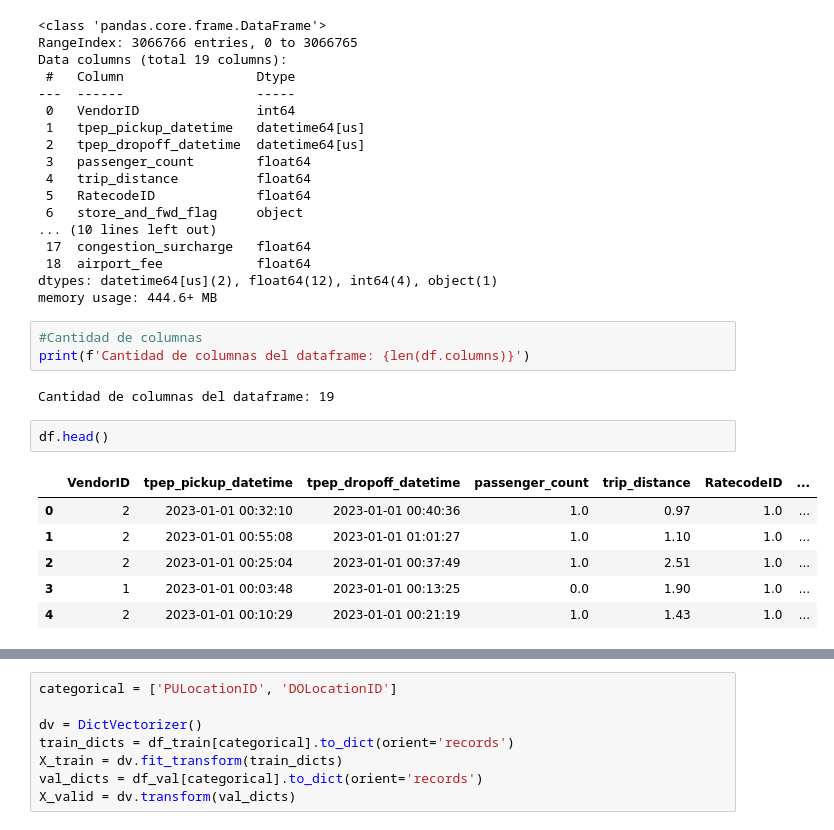
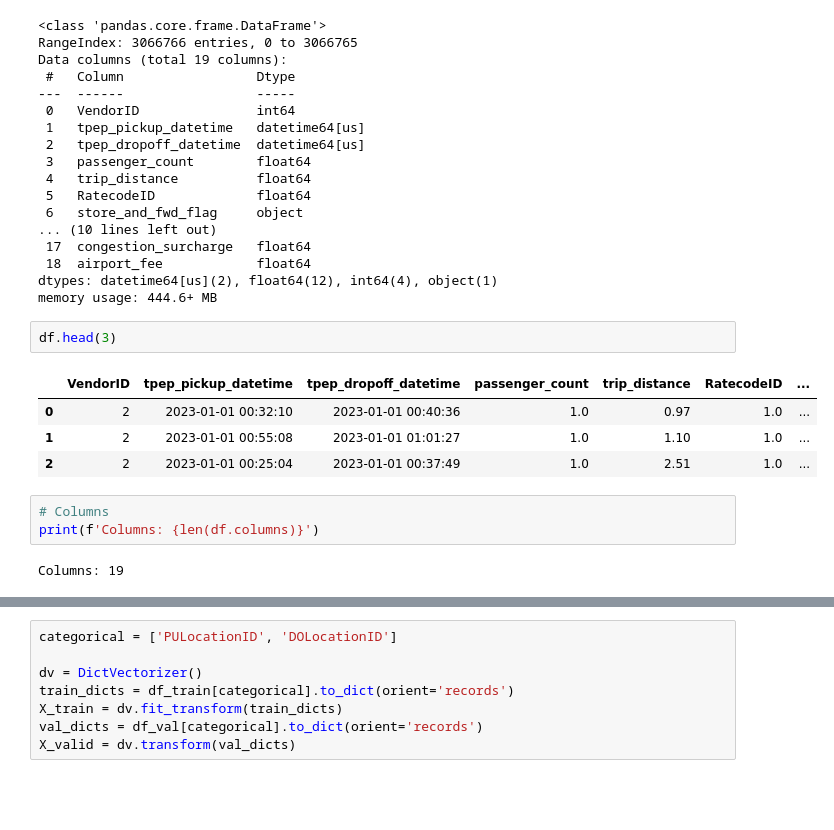
Before and after one commit to Leonel481/MLops_DataTalksClub, a Jupyter notebook: 01. Introduction/homework.ipynb, the cells around one changed output, grey strips where cells are left out. Saved outputs shown, nothing was run; the diff lists cells and outputs as text; blank space fills up the shorter version.

```diff
--- a/01. Introduction/homework.ipynb
+++ b/01. Introduction/homework.ipynb
@@ -29,18 +30,16 @@ Data columns (total 19 columns):
  18  airport_fee            float64
 dtypes: datetime64[us](2), float64(12), int64(4), object(1)
 memory usage: 444.6+ MB
+# %%
+df.head(3)
+# %% [output]
+|  | VendorID | tpep_pickup_datetime | tpep_dropoff_datetime | passenger_count | trip_distance | RatecodeID | ... |
+| 0 | 2 | 2023-01-01 00:32:10 | 2023-01-01 00:40:36 | 1.0 | 0.97 | 1.0 | ... |
+| 1 | 2 | 2023-01-01 00:55:08 | 2023-01-01 01:01:27 | 1.0 | 1.10 | 1.0 | ... |
+| 2 | 2 | 2023-01-01 00:25:04 | 2023-01-01 00:37:49 | 1.0 | 2.51 | 1.0 | ... |
 # %%
-#Cantidad de columnas
-print(f'Cantidad de columnas del dataframe: {len(df.columns)}')
+# Columns
+print(f'Columns: {len(df.columns)}')
 # %% [output]
-Cantidad de columnas del dataframe: 19
+Columns: 19
-# %%
-df.head()
-# %% [output]
-|  | VendorID | tpep_pickup_datetime | tpep_dropoff_datetime | passenger_count | trip_distance | RatecodeID | ... |
-| 0 | 2 | 2023-01-01 00:32:10 | 2023-01-01 00:40:36 | 1.0 | 0.97 | 1.0 | ... |
-| 1 | 2 | 2023-01-01 00:55:08 | 2023-01-01 01:01:27 | 1.0 | 1.10 | 1.0 | ... |
-| 2 | 2 | 2023-01-01 00:25:04 | 2023-01-01 00:37:49 | 1.0 | 2.51 | 1.0 | ... |
-| 3 | 1 | 2023-01-01 00:03:48 | 2023-01-01 00:13:25 | 0.0 | 1.90 | 1.0 | ... |
-| 4 | 2 | 2023-01-01 00:10:29 | 2023-01-01 00:21:19 | 1.0 | 1.43 | 1.0 | ... |
 # %%
```
Also changed, not shown: parts of 14 cells of this notebook, 1 other file.
